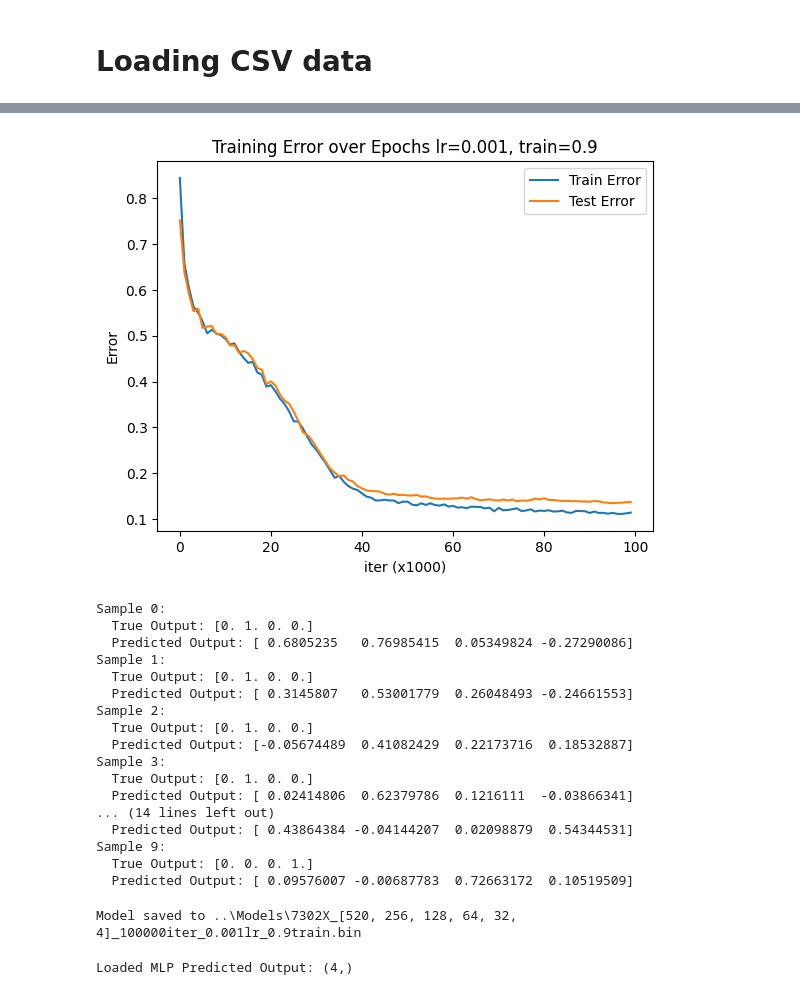
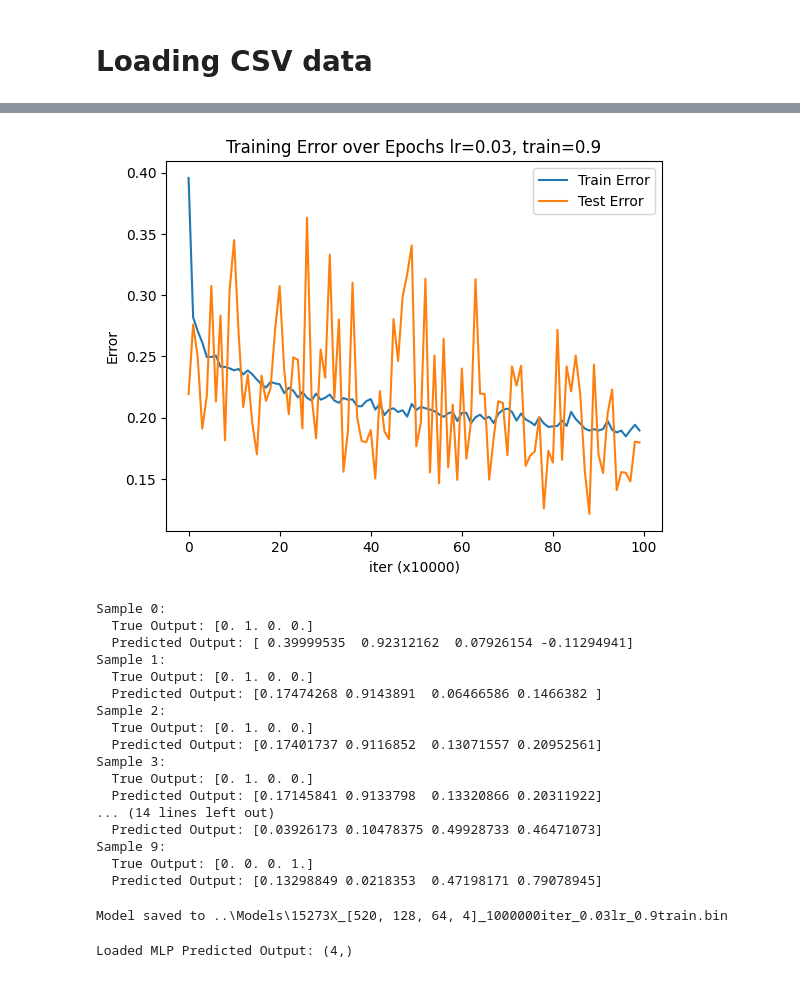
Before and after one commit to xaxam2001/Snake, a Jupyter notebook: python-test-folder/Game Model Training.ipynb, the cells around one changed output, grey strips where cells are left out. Saved outputs shown, nothing was run; the diff lists cells and outputs as text; code cells hidden in the pictures.

Commit message:
training first models

```diff
--- a/python-test-folder/Game Model Training.ipynb
+++ b/python-test-folder/Game Model Training.ipynb
@@ -103,25 +103,25 @@ Size of X:  30.37632 MB
 # %%
-NPL = [520, 256, 128, 64, 32, 4]
+NPL = [520, 128, 64, 4]
 # %%
 mlp = ML_lib.MLP(NPL, True)
 
-num_iter = 100_000
+num_iter = 1_000_000
 error_list_size = 100
-lr = 0.001
+lr = 0.03
 train_proportion = 0.9
 
 train_err, test_err = mlp.train(X.T, Y.T, num_iter = num_iter, lr=lr,
                             train_proportion=train_proportion, error_list_size=error_list_size)
 
 plt.plot(train_err, label="Train Error")
 plt.plot(test_err, label="Test Error")
 plt.xlabel(f"iter (x{num_iter//error_list_size})")
 plt.ylabel("Error")
 plt.title(f"Training Error over Epochs lr={lr}, train={train_proportion}")
 plt.legend()
 plt.show()
 # %% [output]
-[figure, old version]
+[figure, new version]
 # %%
 # Predict 10 random samples from X and print them and the corresponding Y
 for idx in range(10):
@@ -134,27 +134,27 @@ for idx in range(10):
 # %% [output]
 Sample 0:
   True Output: [0. 1. 0. 0.]
-  Predicted Output: [ 0.6805235   0.76985415  0.05349824 -0.27290086]
+  Predicted Output: [ 0.39999535  0.92312162  0.07926154 -0.11294941]
 Sample 1:
   True Output: [0. 1. 0. 0.]
-  Predicted Output: [ 0.3145807   0.53001779  0.26048493 -0.24661553]
+  Predicted Output: [0.17474268 0.9143891  0.06466586 0.1466382 ]
 Sample 2:
   True Output: [0. 1. 0. 0.]
-  Predicted Output: [-0.05674489  0.41082429  0.22173716  0.18532887]
+  Predicted Output: [0.17401737 0.9116852  0.13071557 0.20952561]
 Sample 3:
   True Output: [0. 1. 0. 0.]
-  Predicted Output: [ 0.02414806  0.62379786  0.1216111  -0.03866341]
+  Predicted Output: [0.17145841 0.9133798  0.13320866 0.20311922]
 ... (14 lines left out)
-  Predicted Output: [ 0.43864384 -0.04144207  0.02098879  0.54344531]
+  Predicted Output: [0.03926173 0.10478375 0.49928733 0.46471073]
 Sample 9:
   True Output: [0. 0. 0. 1.]
-  Predicted Output: [ 0.09576007 -0.00687783  0.72663172  0.10519509]
+  Predicted Output: [0.13298849 0.0218353  0.47198171 0.79078945]
 # %%
 path = f"..\\Models\\{X.shape[0]}X_{NPL}_{num_iter}iter_{lr}lr_{train_proportion}train.bin"
 mlp.save(path)
 print(f"Model saved to {path}")
 # %% [output]
-Model saved to ..\Models\7302X_[520, 256, 128, 64, 32, 4]_100000iter_0.001lr_0.9train.bin
+Model saved to ..\Models\15273X_[520, 128, 64, 4]_1000000iter_0.03lr_0.9train.bin
 # %%
 loaded_mlp = ML_lib.MLP.load("..\\Models\\7302X_520+256+128+64+32+4_10kiter_0.01lr_0.9train.bin")
 loaded_mlp_predict = loaded_mlp.predict(x_sample)
```
Also changed, not shown: parts of 2 cells of this notebook, 8 other files.
